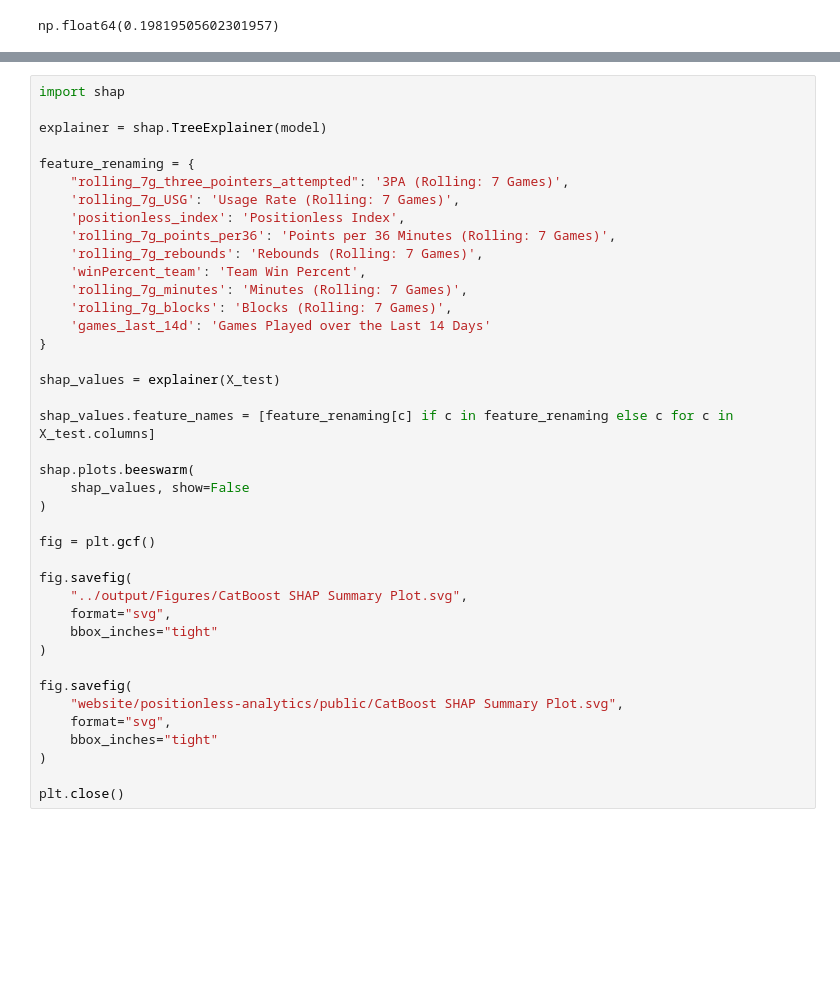
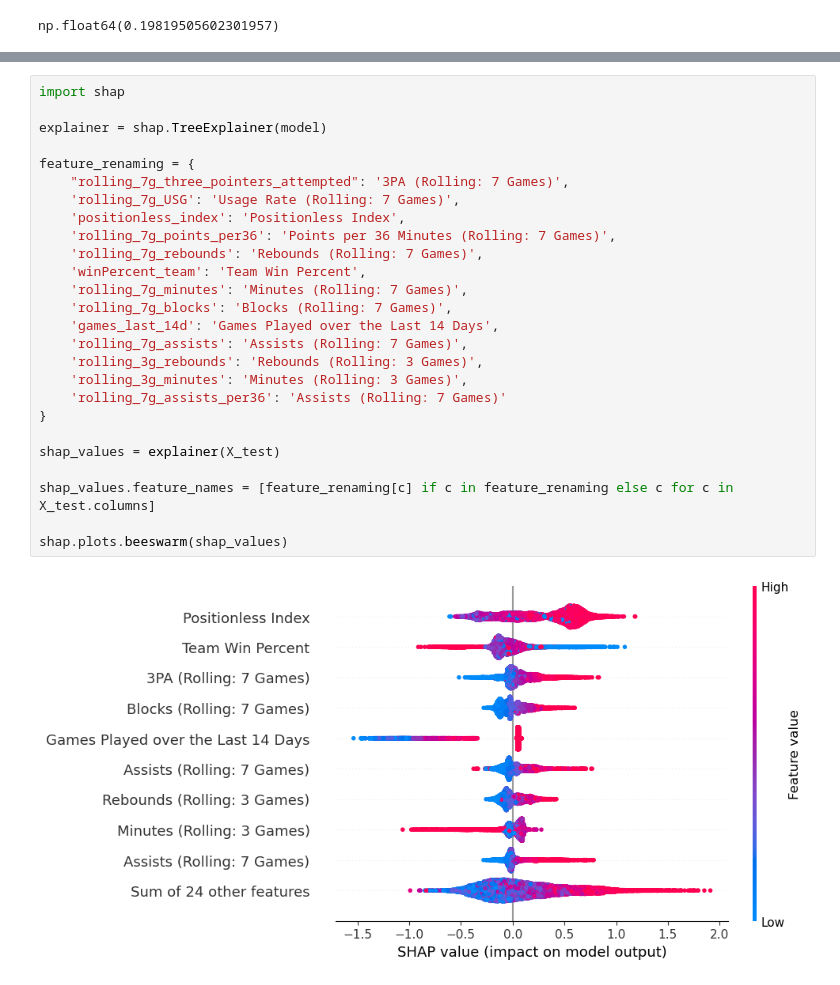
Before and after one commit to vedanttapiavala/positionless-NBA-analytics, a Jupyter notebook: code/014_injury_prediction.ipynb, the cells around one changed output, grey strips where cells are left out. Saved outputs shown, nothing was run; the diff lists cells and outputs as text; blank space fills up the shorter version.

```diff
--- a/code/014_injury_prediction.ipynb
+++ b/code/014_injury_prediction.ipynb
@@ -410,40 +411,28 @@ plt.show()
 # %%
 import shap
 
 explainer = shap.TreeExplainer(model)
 
 feature_renaming = {
     "rolling_7g_three_pointers_attempted": '3PA (Rolling: 7 Games)',
     'rolling_7g_USG': 'Usage Rate (Rolling: 7 Games)',
     'positionless_index': 'Positionless Index',
     'rolling_7g_points_per36': 'Points per 36 Minutes (Rolling: 7 Games)',
     'rolling_7g_rebounds': 'Rebounds (Rolling: 7 Games)',
     'winPercent_team': 'Team Win Percent',
     'rolling_7g_minutes': 'Minutes (Rolling: 7 Games)',
     'rolling_7g_blocks': 'Blocks (Rolling: 7 Games)',
-    'games_last_14d': 'Games Played over the Last 14 Days'
+    'games_last_14d': 'Games Played over the Last 14 Days',
+    'rolling_7g_assists': 'Assists (Rolling: 7 Games)',
+    'rolling_3g_rebounds': 'Rebounds (Rolling: 3 Games)',
+    'rolling_3g_minutes': 'Minutes (Rolling: 3 Games)',
+    'rolling_7g_assists_per36': 'Assists (Rolling: 7 Games)'
 }
 
 shap_values = explainer(X_test)
 
 shap_values.feature_names = [feature_renaming[c] if c in feature_renaming else c for c in X_test.columns]
 
-shap.plots.beeswarm(
-    shap_values, show=False
-)
-
-fig = plt.gcf()
-
-fig.savefig(
-    "../output/Figures/CatBoost SHAP Summary Plot.svg",
-    format="svg",
-    bbox_inches="tight"
-)
-
-fig.savefig(
-    "website/positionless-analytics/public/CatBoost SHAP Summary Plot.svg",
-    format="svg",
-    bbox_inches="tight"
-)
-
-plt.close()
+shap.plots.beeswarm(shap_values)
+# %% [output]
+[figure, added]
```
Also changed, not shown: parts of 17 cells of this notebook, 27 other files.
